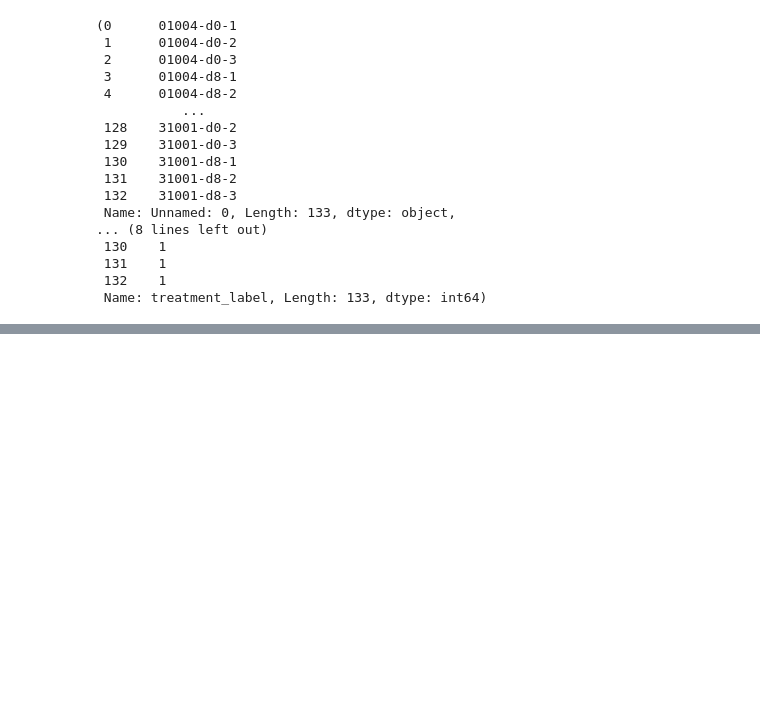
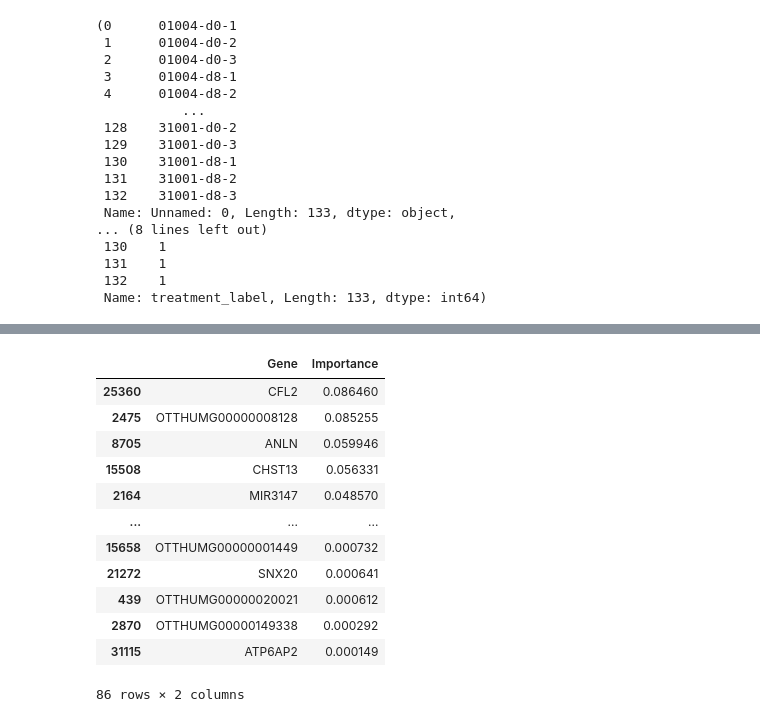
Before and after one commit to anuprulez/nanosampler, a Jupyter notebook: AML/analyze_expression_data.ipynb, the cells around one changed output, grey strips where cells are left out. Saved outputs shown, nothing was run; the diff lists cells and outputs as text; code cells hidden in the pictures; blank space fills up the shorter version.

```diff
--- a/AML/analyze_expression_data.ipynb
+++ b/AML/analyze_expression_data.ipynb
@@ -72,0 +106,18 @@ pyplot.show()
+# %%
+feature_imps = feature_imps.sort_values(ascending=False, by="Importance")
+feature_imps = feature_imps[feature_imps["Importance"] > 0.0]
+feature_imps
+# %% [output]
+|  | Gene | Importance |
+| 25360 | CFL2 | 0.086460 |
+| 2475 | OTTHUMG00000008128 | 0.085255 |
+| 8705 | ANLN | 0.059946 |
+| 15508 | CHST13 | 0.056331 |
+| 2164 | MIR3147 | 0.048570 |
+| ... | ... | ... |
+| 15658 | OTTHUMG00000001449 | 0.000732 |
+| 21272 | SNX20 | 0.000641 |
+| 439 | OTTHUMG00000020021 | 0.000612 |
+| 2870 | OTTHUMG00000149338 | 0.000292 |
+| 31115 | ATP6AP2 | 0.000149 |
+86 rows × 2 columns
```
Also changed, not shown: parts of 10 cells of this notebook.
